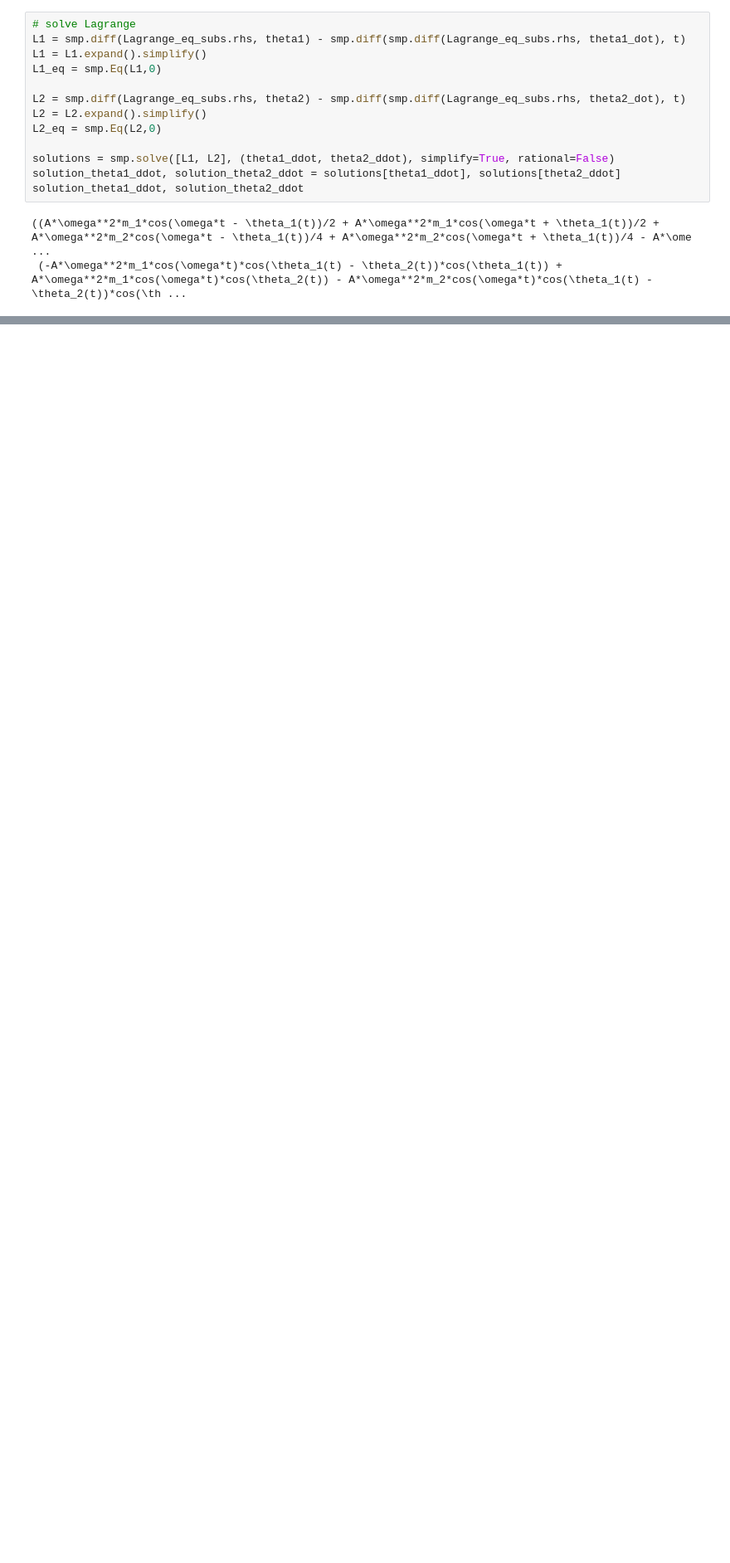
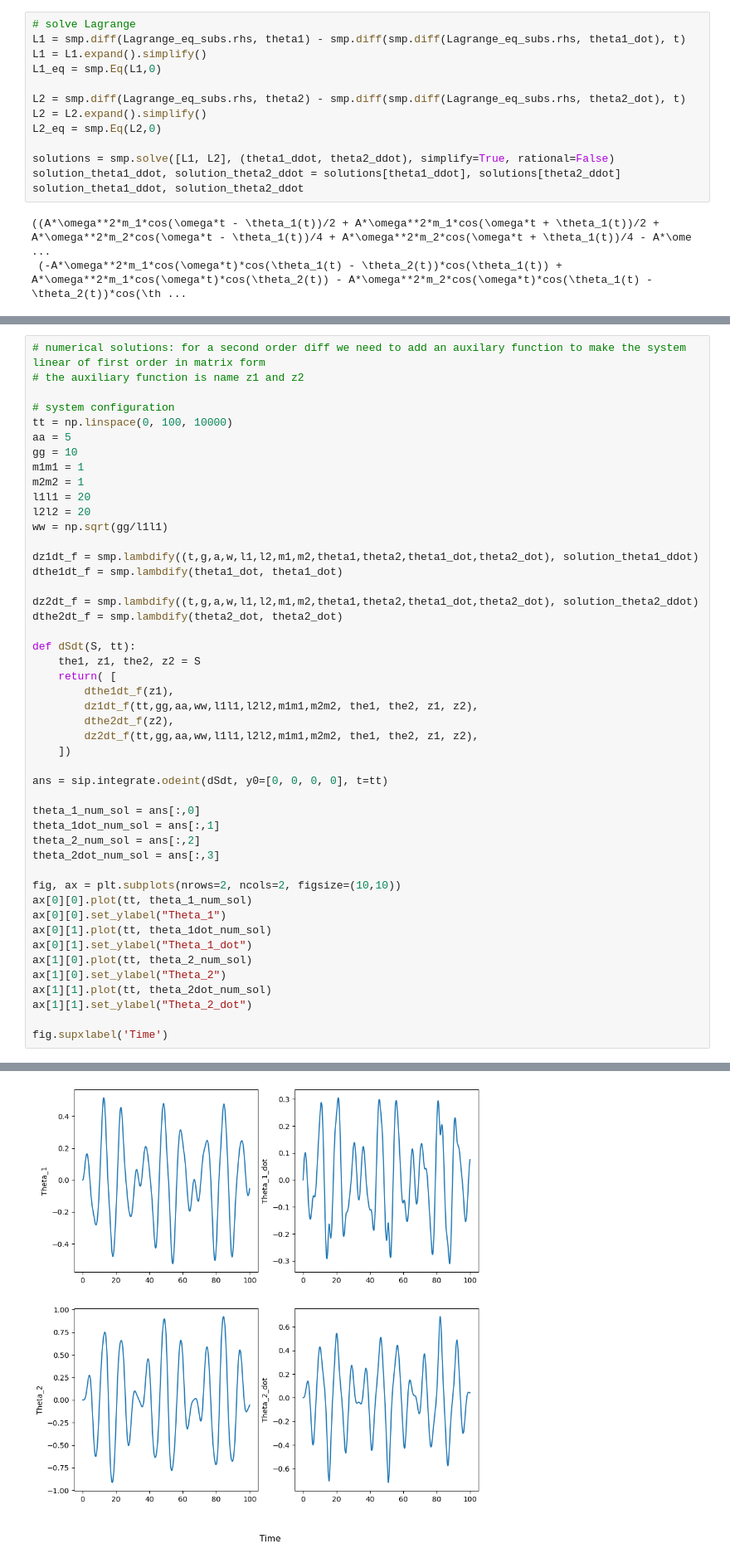
Before and after one commit to M-Bouchaala/Double_Pendilum, a Jupyter notebook: equations.ipynb, the cells around one changed output, grey strips where cells are left out. Shown: that part at 83% size. Drawn from its saved outputs; the diff is of its cells as text; blank space fills up the shorter version.

```diff
--- a/equations.ipynb
+++ b/equations.ipynb
@@ -104,3 +110,51 @@ $\displaystyle \frac{\frac{\omega^{2} m \cos{\left(\omega t - \theta_{1}{\left(t
 solution_theta2_ddot.subs([(m1,1),(m2,m), (a, 1)])
 # %% [output]
 $\displaystyle \frac{- \omega^{2} m \cos{\left(\omega t \right)} \cos{\left(\theta_{1}{\left(t \right)} - \theta_{2}{\left(t \right)} \right)} \cos{\left(\theta_{1}{\left(t \right)} \right)} + \omega^{2} m \cos{\left(\omega t \right)} \cos{\left(\theta_{2}{\left(t \right)} \right)} - \omega^{2} \cos{\left(\omega t \right)} \cos{\left(\theta_{1}{\left(t \right)} - \theta_{2}{\left(t \right)} \right)} \cos{\left(\theta_{1}{\left(t \right)} \right)} + \omega^{2} \cos{\left(\omega t \right)} \cos{\left(\theta_{2}{\left(t \right)} \right)} + g m \sin{\left(\theta_{1}{\left(t \right)} \right)} \cos{\left(\theta_{1}{\left(t \right)} - \theta_{2}{\left(t \right)} \right)} - g m \sin{\left(\theta_{2}{\left(t \right)} \right)} + g \sin{\left(\theta_{1}{\left(t \right)} \right)} \cos{\left(\theta_{1}{\left(t \right)} - \theta_{2}{\left(t \right)} \right)} - g \sin{\left(\theta_{2}{\left(t \right)} \right)} + l_{1} m \sin{\left(\theta_{1}{\left(t \right)} - \theta_{2}{\left(t \right)} \right)} \left(\frac{d}{d t} \theta_{1}{\left(t \right)}\right)^{2} + l_{1} \sin{\left(\theta_{1}{\left(t \right)} - \theta_{2}{\left(t \right)} \right)} \left(\frac{d}{d t} \theta_{1}{\left(t \right)}\right)^{2} + \frac{l_{2} m \sin{\left(2 \theta_{1}{\left(t \right)} - 2 \theta_{2}{\left(t \right)} \right)} \left(\frac{d}{d t} \theta_{2}{\left(t \right)}\right)^{2}}{2}}{l_{2} \left(- m \cos^{2}{\left(\theta_{1}{\left(t \right)} - \theta_{2}{\left(t \right)} \right)} + m + 1\right)}$
+# %%
+# numerical solutions: for a second order diff we need to add an auxilary function to make the system linear of first order in matrix form
+# the auxiliary function is name z1 and z2
+
+# system configuration
+tt = np.linspace(0, 100, 10000)
+aa = 5
+gg = 10
+m1m1 = 1
+m2m2 = 1
+l1l1 = 20
+l2l2 = 20
+ww = np.sqrt(gg/l1l1)
+
+dz1dt_f = smp.lambdify((t,g,a,w,l1,l2,m1,m2,theta1,theta2,theta1_dot,theta2_dot), solution_theta1_ddot)
+dthe1dt_f = smp.lambdify(theta1_dot, theta1_dot)
+
+dz2dt_f = smp.lambdify((t,g,a,w,l1,l2,m1,m2,theta1,theta2,theta1_dot,theta2_dot), solution_theta2_ddot)
+dthe2dt_f = smp.lambdify(theta2_dot, theta2_dot)
+
+def dSdt(S, tt):
+    the1, z1, the2, z2 = S
+    return( [
+        dthe1dt_f(z1),
+        dz1dt_f(tt,gg,aa,ww,l1l1,l2l2,m1m1,m2m2, the1, the2, z1, z2),
+        dthe2dt_f(z2),
+        dz2dt_f(tt,gg,aa,ww,l1l1,l2l2,m1m1,m2m2, the1, the2, z1, z2),
+    ])
+
+ans = sip.integrate.odeint(dSdt, y0=[0, 0, 0, 0], t=tt)
+
+theta_1_num_sol = ans[:,0]
+theta_1dot_num_sol = ans[:,1]
+theta_2_num_sol = ans[:,2]
+theta_2dot_num_sol = ans[:,3]
+
+fig, ax = plt.subplots(nrows=2, ncols=2, figsize=(10,10))
+ax[0][0].plot(tt, theta_1_num_sol)
+ax[0][0].set_ylabel("Theta_1")
+ax[0][1].plot(tt, theta_1dot_num_sol)
+ax[0][1].set_ylabel("Theta_1_dot")
+ax[1][0].plot(tt, theta_2_num_sol)
+ax[1][0].set_ylabel("Theta_2")
+ax[1][1].plot(tt, theta_2dot_num_sol)
+ax[1][1].set_ylabel("Theta_2_dot")
+
+fig.supxlabel('Time')
+# %% [output]
@@ -106,0 +162 @@ $\displaystyle \frac{- \omega^{2} m \cos{\left(\omega t \right)} \cos{\left(\the
+[figure, added]
```
Also changed, not shown: parts of 5 cells of this notebook.
